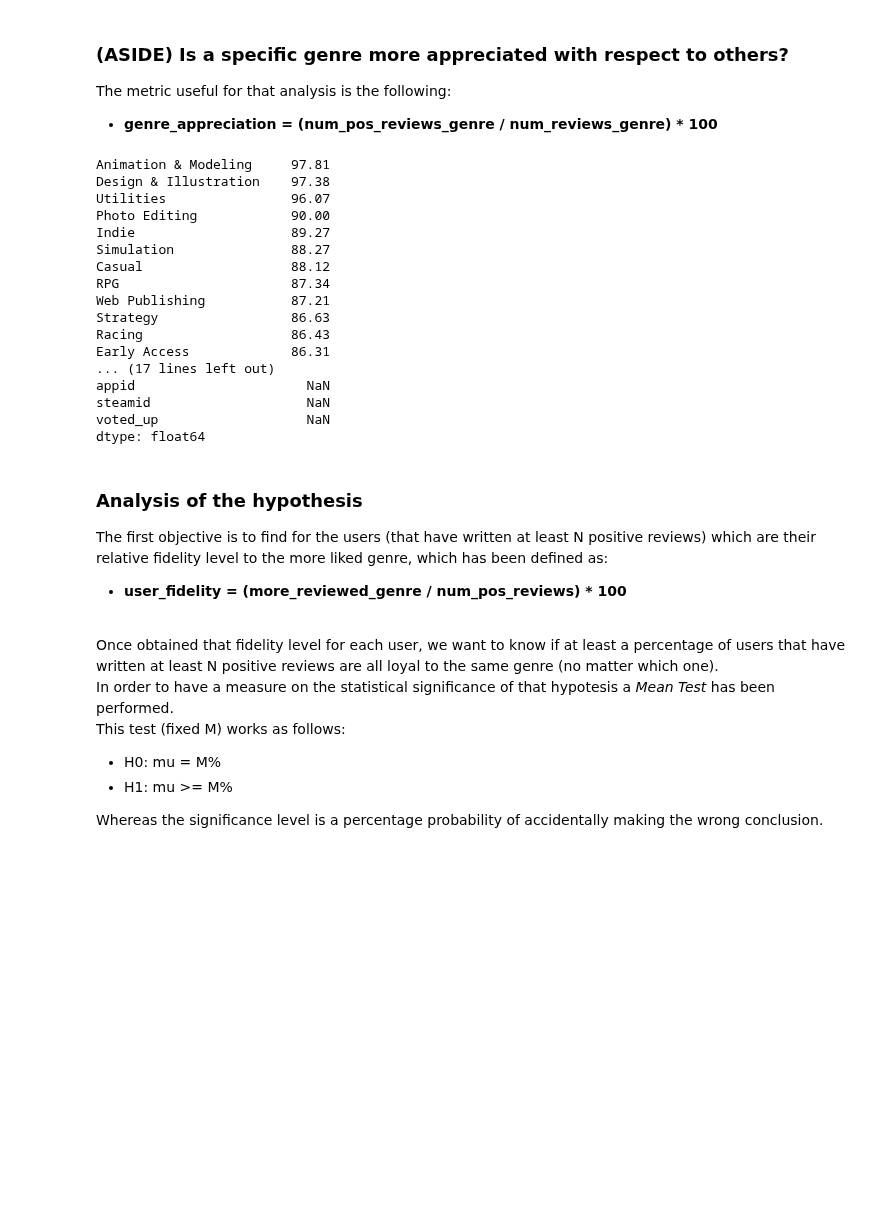
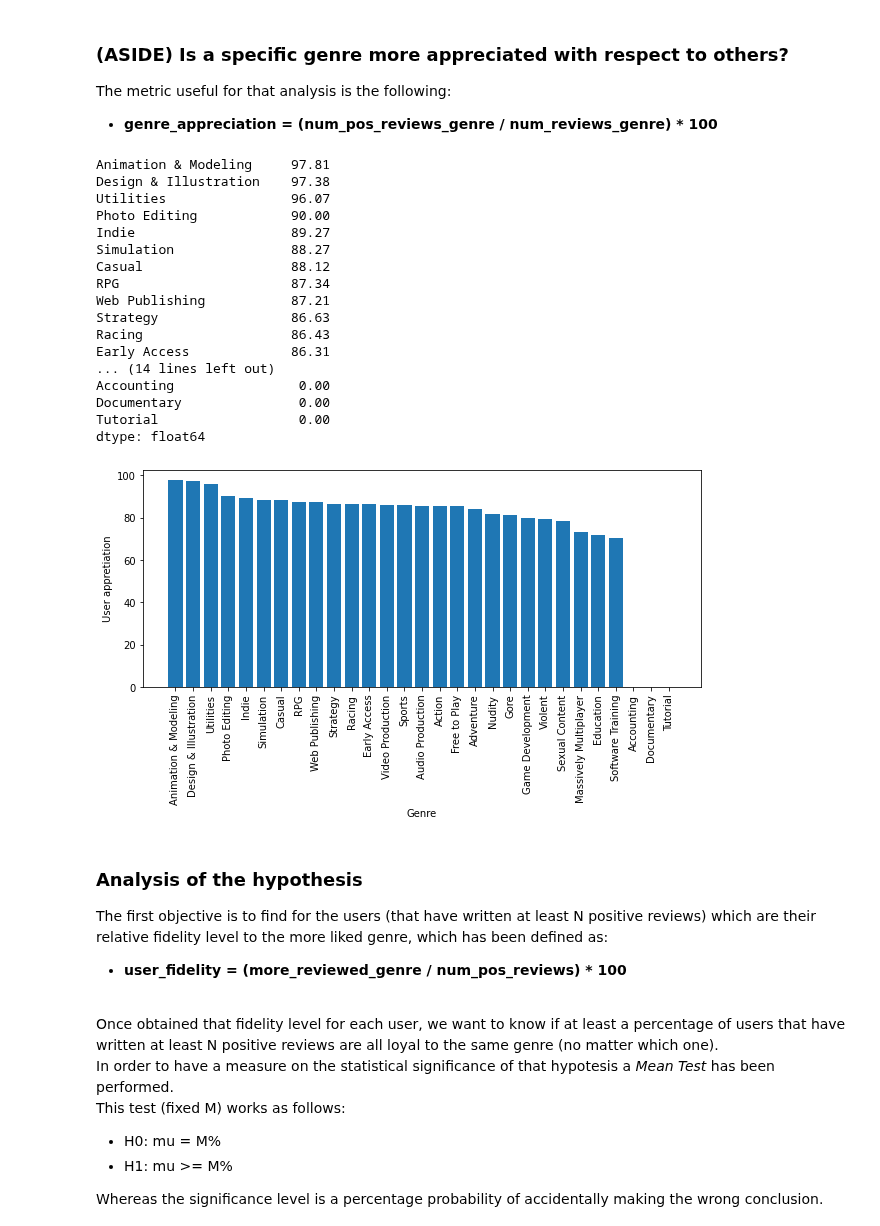
Before and after one commit to Amatofrancesco99/dsbda2022, a Jupyter notebook: notebooks/hypotesis/3rd.ipynb, the cells around one changed output. Cells and saved outputs as stored; diff of their text form; code cells hidden in the pictures; blank space fills up the shorter version.

```diff
--- a/notebooks/hypotesis/3rd.ipynb
+++ b/notebooks/hypotesis/3rd.ipynb
@@ -103,7 +103,7 @@ entire_df
 The metric useful for that analysis is the following:
  - **genre_appreciation = (num_pos_reviews_genre / num_reviews_genre) * 100**
 # %%
-genre_appreciation = round(((entire_df[entire_df.voted_up].sum() / entire_df.sum()[3:]).sort_values(ascending=False) * 100), 2)
+genre_appreciation = round(((entire_df[entire_df.voted_up].sum() / entire_df.sum())[3:].sort_values(ascending=False) * 100), 2).fillna(0)
 genre_appreciation
 # %% [output]
 Animation & Modeling     97.81
@@ -118,11 +118,20 @@ Web Publishing           87.21
 Strategy                 86.63
 Racing                   86.43
 Early Access             86.31
-... (17 lines left out)
-appid                      NaN
-steamid                    NaN
-voted_up                   NaN
+... (14 lines left out)
+Accounting                0.00
+Documentary               0.00
+Tutorial                  0.00
 dtype: float64
+# %%
+# Show the bar plot, in order to see if a/some genre/s is/are more appreciated by the users with respect to others
+plt.figure(figsize=(10,4))
+plt.bar(genre_appreciation.index, genre_appreciation)
+plt.xlabel('Genre')
+plt.ylabel('User appretiation')
+plt.xticks(rotation=90);
+# %% [output]
+[figure, added]
 # %% [markdown]
 ### Analysis of the hypothesis
 
```
Also changed, not shown: parts of 1 cell of this notebook.
